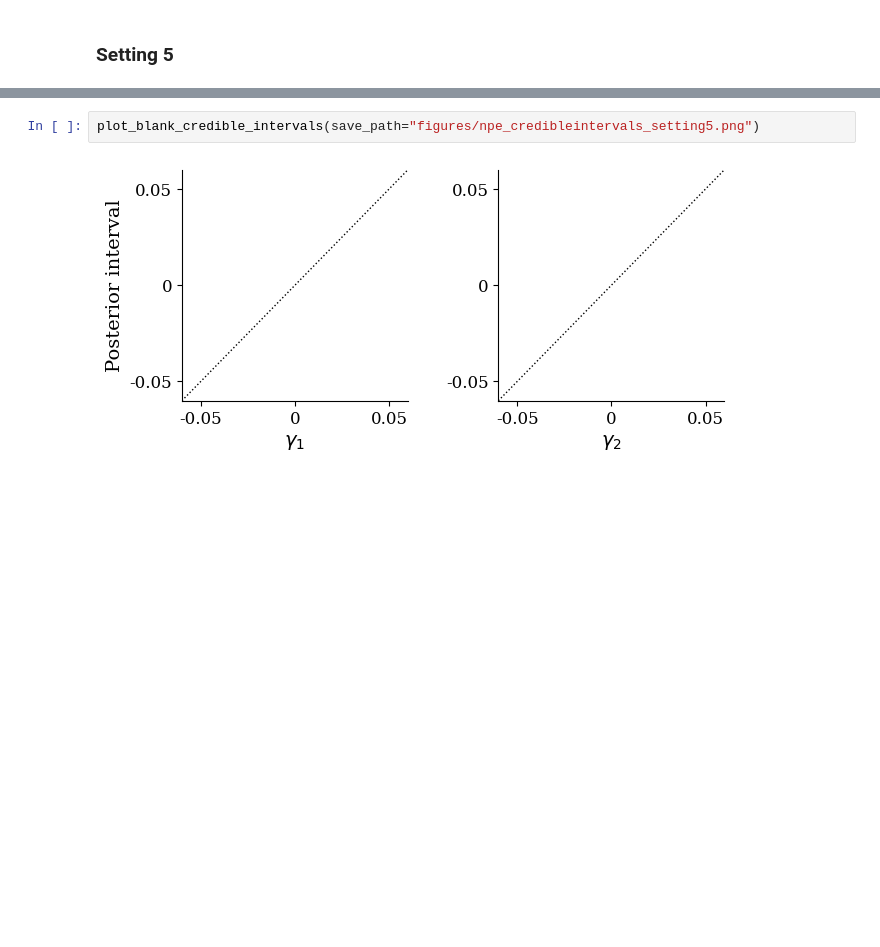
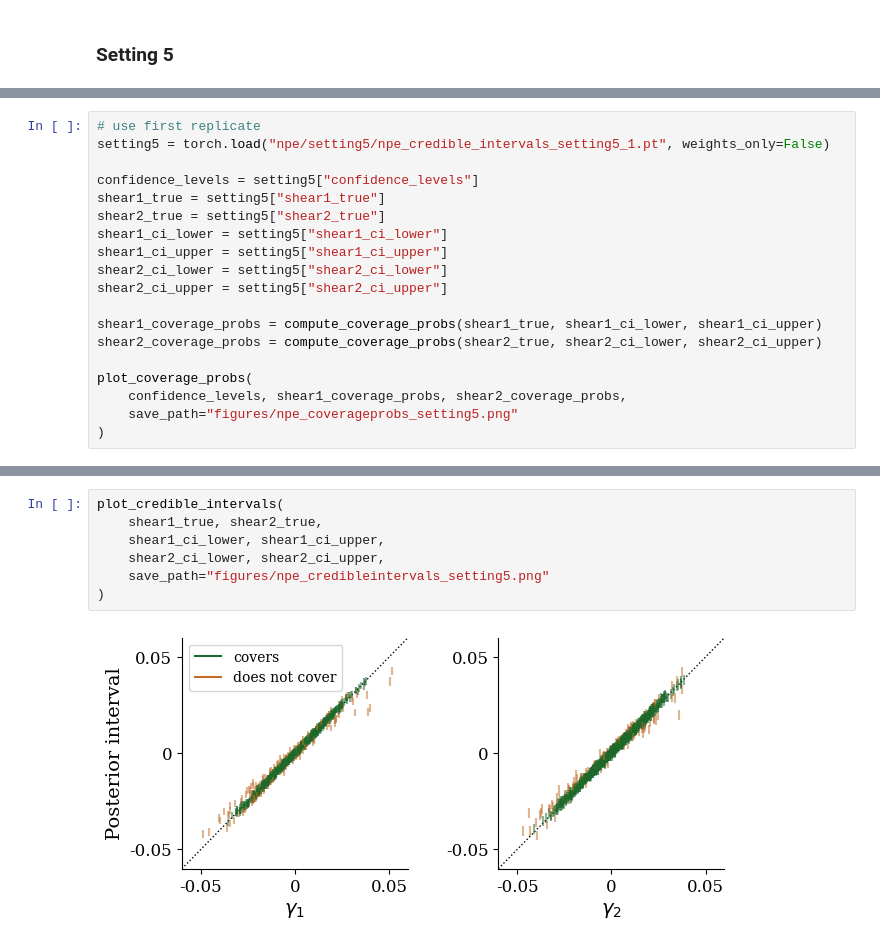
Before and after one commit to prob-ml/blissWL, a Jupyter notebook: images_to_maps/descwl/results/credibleintervals.ipynb, the cells around one changed output, grey strips where cells are left out. Cells and saved outputs as stored; diff of their text form; blank space fills up the shorter version.

```diff
--- a/images_to_maps/descwl/results/credibleintervals.ipynb
+++ b/images_to_maps/descwl/results/credibleintervals.ipynb
@@ -363,0 +360,19 @@ plot_blank_coverage_probs(save_path="figures/npe_coverageprobs_setting5.png")
+# %%
+# use first replicate
+setting5 = torch.load("npe/setting5/npe_credible_intervals_setting5_1.pt", weights_only=False)
+
+confidence_levels = setting5["confidence_levels"]
+shear1_true = setting5["shear1_true"]
+shear2_true = setting5["shear2_true"]
+shear1_ci_lower = setting5["shear1_ci_lower"]
+shear1_ci_upper = setting5["shear1_ci_upper"]
+shear2_ci_lower = setting5["shear2_ci_lower"]
+shear2_ci_upper = setting5["shear2_ci_upper"]
+
+shear1_coverage_probs = compute_coverage_probs(shear1_true, shear1_ci_lower, shear1_ci_upper)
+shear2_coverage_probs = compute_coverage_probs(shear2_true, shear2_ci_lower, shear2_ci_upper)
+
+plot_coverage_probs(
+    confidence_levels, shear1_coverage_probs, shear2_coverage_probs,
+    save_path="figures/npe_coverageprobs_setting5.png"
+)
@@ -364,4 +381,9 @@ plot_blank_coverage_probs(save_path="figures/npe_coverageprobs_setting5.png")
 # %%
-plot_blank_credible_intervals(save_path="figures/npe_credibleintervals_setting5.png")
+plot_credible_intervals(
+    shear1_true, shear2_true,
+    shear1_ci_lower, shear1_ci_upper,
+    shear2_ci_lower, shear2_ci_upper,
+    save_path="figures/npe_credibleintervals_setting5.png"
+)
 # %% [output]
-[figure, old version]
+[figure, new version]
```
Also changed, not shown: parts of 2 cells of this notebook, 2 other files.
